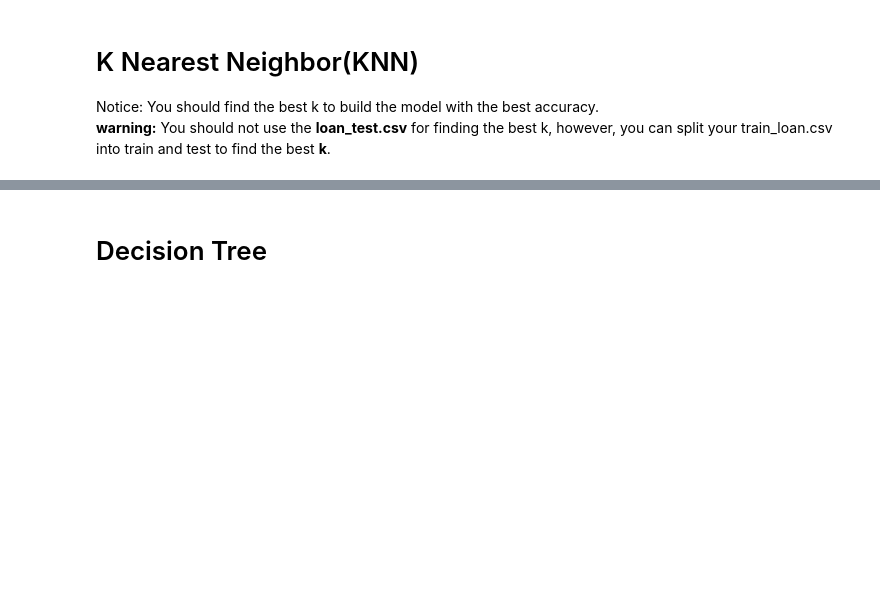
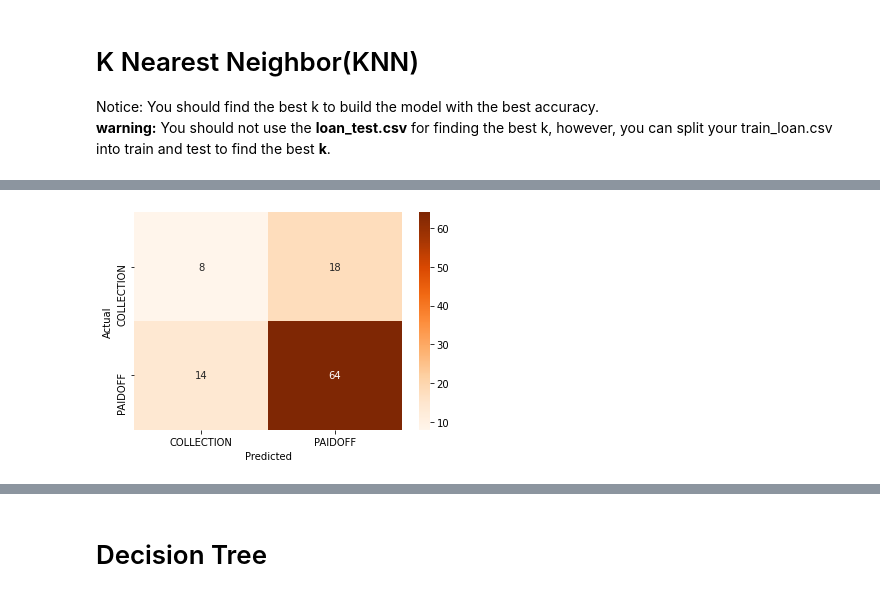
Before and after one commit to mk-armah/ibm-ai-engineering, a Jupyter notebook: IBM Machine Learning final project.ipynb, the cells around one changed output, grey strips where cells are left out. Cells and saved outputs as stored; diff of their text form; code cells hidden in the pictures; blank space fills up the shorter version.

```diff
--- a/IBM Machine Learning final project.ipynb
+++ b/IBM Machine Learning final project.ipynb
@@ -148,0 +304,4 @@ X[0:5]
+# %%
+#oversampling the train dataset using ADASYN
+ada = SMOTE(random_state = 111)
+X_train,y_train = ada.fit_resample(X_train,y_train)
@@ -169,0 +347,9 @@ Notice: You should find the best k to build the model with the best accuracy.\
+# %%
+#confusion matrix
+def cm_matrix(y_test,y_pred):
+    cm = sns.heatmap(confusion_matrix(y_test,y_pred),cmap = plt.cm.Oranges,annot = True)
+    cm.set_xticklabels(['COLLECTION','PAIDOFF'])
+    cm.set_yticklabels(['COLLECTION','PAIDOFF'])
+    plt.xlabel('Predicted')
+    plt.ylabel('Actual')
+    return cm;
@@ -169,0 +380,12 @@ Notice: You should find the best k to build the model with the best accuracy.\
+# %%
+#build a new knn model with the best k (9)
+knn = KNeighborsClassifier(n_neighbors = 9)
+knn_pipe = make_pipeline(ct,knn)
+knn_pipe.fit(X_train,y_train)
+
+#pridict with the testing dataset
+knn_predicted = knn_pipe.predict(X_test)
+# %%
+cm_matrix(y_test,knn_predicted);
+# %% [output]
+[figure, added]
```
Also changed, not shown: parts of 82 cells of this notebook.
